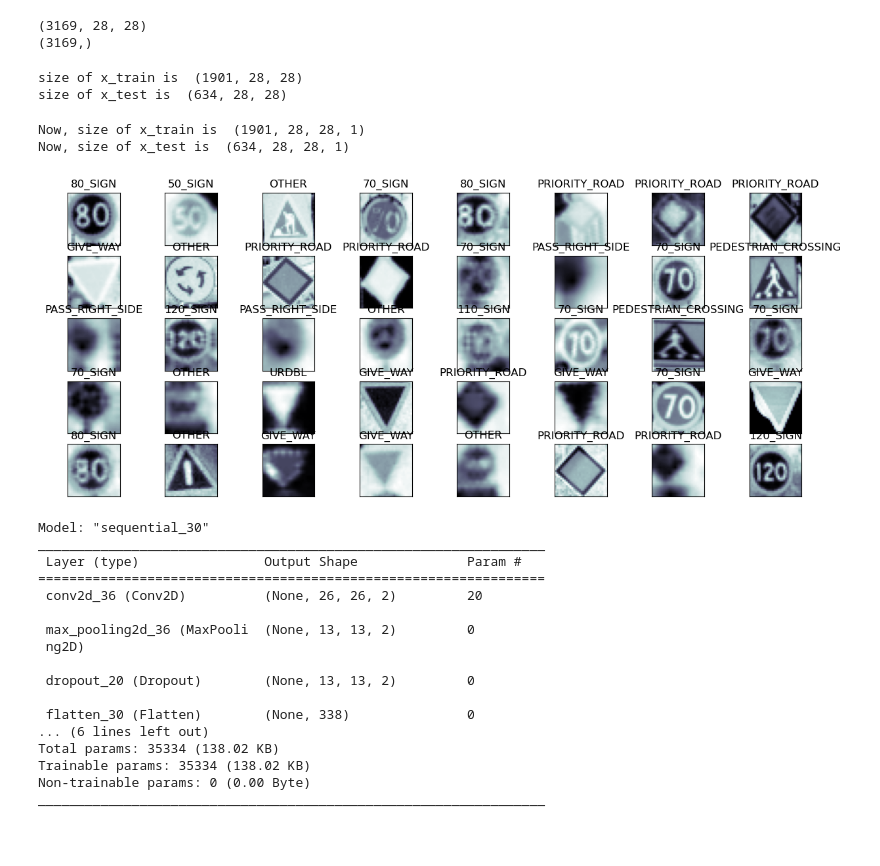
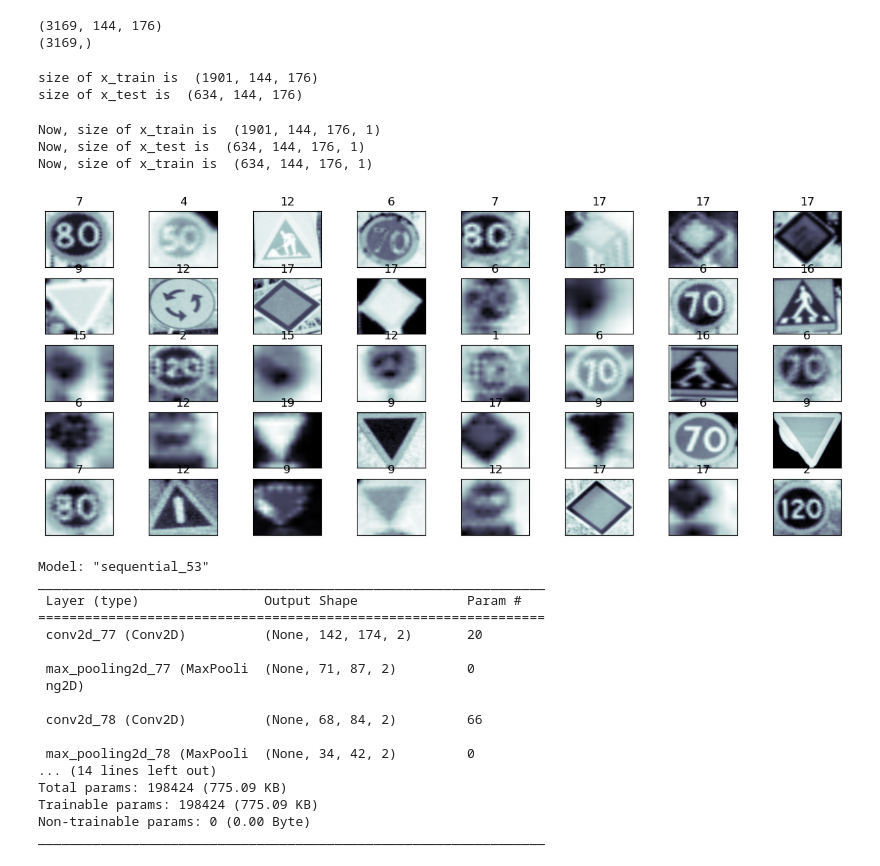
Before and after one commit to Pooriyasmd/IoT-final-project, a Jupyter notebook: Final_project_ver1.3.ipynb, the cells around one changed output. Cells and saved outputs as stored; diff of their text form; code cells hidden in the pictures; blank space fills up the shorter version.

Commit message:
Model generated
model for device detection added

```diff
--- a/Final_project_ver1.3.ipynb
+++ b/Final_project_ver1.3.ipynb
@@ -21,65 +22,76 @@ import cv2
 import matplotlib.pyplot as plt
 import math
 # %%
-x = np.load('C:\\Users\\poori\\x_low_gray.npy')
-y = np.load('C:\\Users\\poori\\y_low_gray.npy')
+x = np.load('C:\\Users\\poori\\x_gray.npy')
+y = np.load('C:\\Users\\poori\\y_gray.npy')
 print(np.shape(x))
 print(np.shape(y))
+label_encoder = LabelEncoder()
+encoded_y = label_encoder.fit_transform(y)
+decoded_y = label_encoder.inverse_transform(encoded_y)
+result_y_Dict = dict(zip(encoded_y, decoded_y))
 # %% [output]
-(3169, 28, 28)
+(3169, 144, 176)
 (3169,)
 # %%
-x_train, x_test, y_train, y_test = train_test_split(x, y, test_size=0.2, random_state=4)
+x_train, x_test, y_train, y_test = train_test_split(x, encoded_y, test_size=0.2, random_state=4)
 x_train, x_val, y_train, y_val = train_test_split(x_train, y_train, test_size=0.25, random_state=4)
 print("size of x_train is ", np.shape(x_train))
 print("size of x_test is ", np.shape(x_test))
 # %% [output]
-size of x_train is  (1901, 28, 28)
-size of x_test is  (634, 28, 28)
+size of x_train is  (1901, 144, 176)
+size of x_test is  (634, 144, 176)
 # %%
 fig = plt.figure(figsize=(15,6)) #figure size is in inches.
 
 for i in range(40):
  ax = fig.add_subplot(5,8, i+1, xticks=[], yticks=[])
  ax.imshow(x_train[i], cmap='bone_r')
  ax.set_title(y_train[i])
 x_train = x_train.reshape((-1, x_train.shape[1], x_train.shape[2], 1))
 print("Now, size of x_train is ", np.shape(x_train))
 
-x_test = x_test.reshape((x_test.shape[0], x_test.shape[1], x_test.shape[2], 1))
+x_test = x_test.reshape((-1, x_test.shape[1], x_test.shape[2], 1))
 print("Now, size of x_test is ", np.shape(x_test))
+
+x_val = x_val.reshape((-1, x_val.shape[1], x_val.shape[2], 1))
+print("Now, size of x_train is ", np.shape(x_val))
 # %% [output]
-Now, size of x_train is  (1901, 28, 28, 1)
-Now, size of x_test is  (634, 28, 28, 1)
+Now, size of x_train is  (1901, 144, 176, 1)
+Now, size of x_test is  (634, 144, 176, 1)
+Now, size of x_train is  (634, 144, 176, 1)
-[figure, old version]
+[figure, new version]
 # %%
 model = Sequential([
     Conv2D(2, (3,3), activation='relu', input_shape=x_train.shape[1:]),
     MaxPool2D((2, 2)),
-    Dropout(0.5),
+    Conv2D(2, (4,4), activation='relu'),
+    MaxPool2D((2, 2)),
+    Conv2D(2, (2,2), activation='relu'),
+    MaxPool2D((2, 2)),
     Flatten(),
-    Dense(100, activation='relu'),
-    Dense(14, activation='softmax') # probability
+    Dense(300, activation='relu', name = 'dense_1'),
+    Dense(20, activation='softmax', name = 'dense_2') # probability
 ])
 
 # text Description of model
 model.summary()
 # %% [output]
-Model: "sequential_30"
+Model: "sequential_53"
 _________________________________________________________________
  Layer (type)                Output Shape              Param #
 =================================================================
- conv2d_36 (Conv2D)          (None, 26, 26, 2)         20
+ conv2d_77 (Conv2D)          (None, 142, 174, 2)       20
 
- max_pooling2d_36 (MaxPooli  (None, 13, 13, 2)         0
+ max_pooling2d_77 (MaxPooli  (None, 71, 87, 2)         0
  ng2D)
 
- dropout_20 (Dropout)        (None, 13, 13, 2)         0
+ conv2d_78 (Conv2D)          (None, 68, 84, 2)         66
 
- flatten_30 (Flatten)        (None, 338)               0
-... (6 lines left out)
-Total params: 35334 (138.02 KB)
-Trainable params: 35334 (138.02 KB)
+ max_pooling2d_78 (MaxPooli  (None, 34, 42, 2)         0
+... (14 lines left out)
+Total params: 198424 (775.09 KB)
+Trainable params: 198424 (775.09 KB)
 Non-trainable params: 0 (0.00 Byte)
 _________________________________________________________________
 # %%
```
Also changed, not shown: parts of 4 cells of this notebook, 1 other file.
